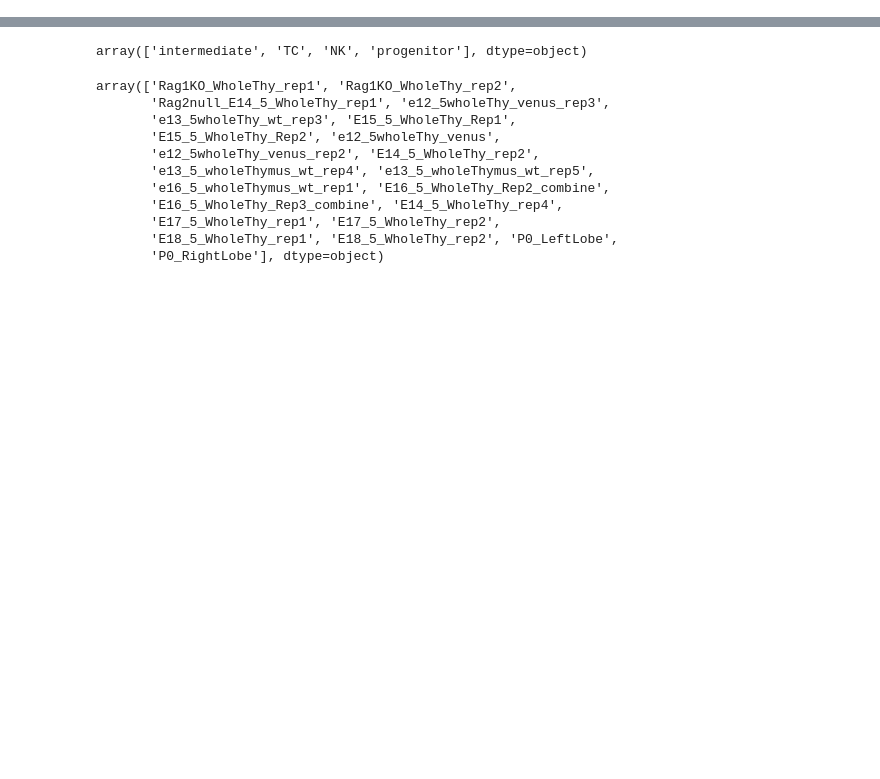
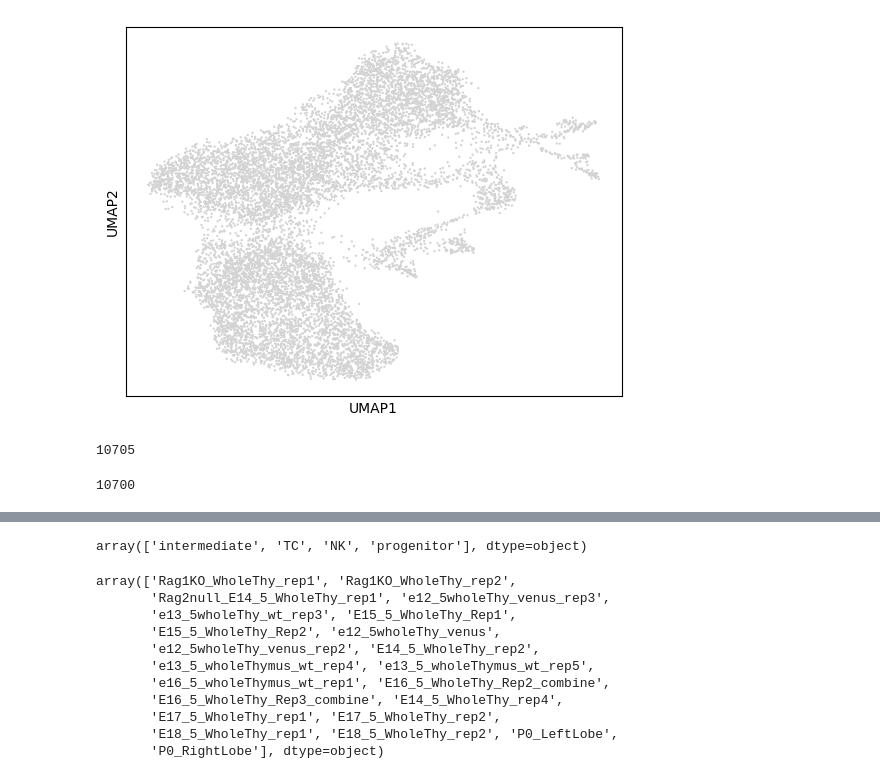
Before and after one commit to oZwZo/PINN_dynamics, a Jupyter notebook: Explore_Notebook/1.explore_datasets/1-6.check_meahr_wrag.ipynb, the cells around one changed output, grey strips where cells are left out. Saved outputs shown, nothing was run; the diff lists cells and outputs as text; code cells hidden in the pictures; blank space fills up the shorter version.

Commit message:
update meahr cellstate ipynb

```diff
--- a/Explore_Notebook/1.explore_datasets/1-6.check_meahr_wrag.ipynb
+++ b/Explore_Notebook/1.explore_datasets/1-6.check_meahr_wrag.ipynb
@@ -7,0 +12,2 @@ import anndata as ad
+# %%
+David_ad = sc.read_h5ad("data/meahr/David_cb.h5ad")
@@ -7,0 +24,4 @@ import anndata as ad
+# %%
+sc.pl.umap(David_ad)
+# %% [output]
+[figure, added]
@@ -7,0 +34,7 @@ import anndata as ad
+# %%
+oligos = nobranching['cell'].str.extract(reg_expr)[0]
+print(len(oligos))
+oligos.nunique()
+# %% [output]
+10705
+10700
```
Also changed, not shown: parts of 52 cells of this notebook, 1 other file.
